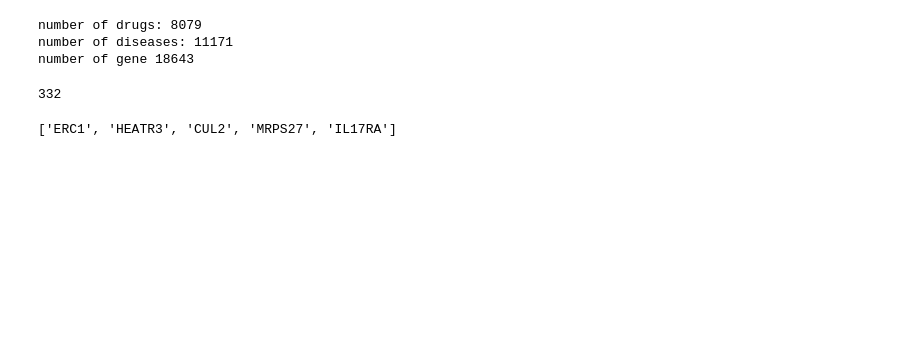
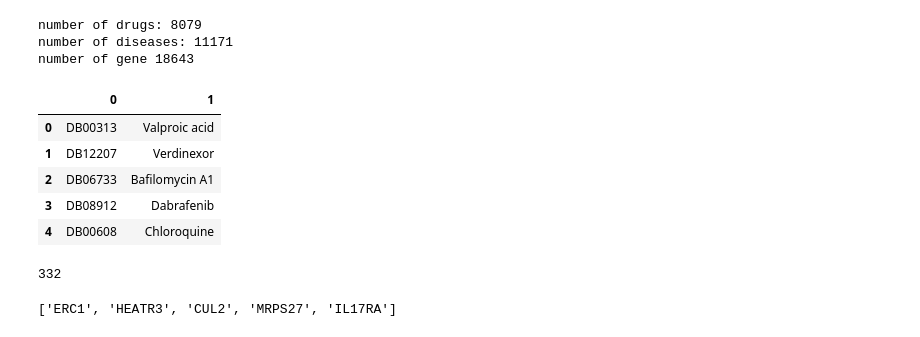
Before and after one commit to lhx3762/COVID19-Drug-Repurposing, a Jupyter notebook: data-preprocessing/graph_construction.ipynb, the cells around one changed output. Saved outputs shown, nothing was run; the diff lists cells and outputs as text; code cells hidden in the pictures; blank space fills up the shorter version.

Commit message:
Add covid-19 potential drugs from Gordon et. al

```diff
--- a/data-preprocessing/graph_construction.ipynb
+++ b/data-preprocessing/graph_construction.ipynb
@@ -39,8 +38,17 @@ number of drugs: 8079
 number of diseases: 11171
 number of gene 18643
 # %%
-# covid-associated genes
+# covid-associated genes and drugs
 covid_genes = pd.read_csv('../data/clean/covid-genes.nodes', header=None)
+covid_drugs = pd.read_csv('../data/clean/covid-drugs', header=None)
+covid_drugs.head()
+# %% [output]
+|  | 0 | 1 |
+| 0 | DB00313 | Valproic acid |
+| 1 | DB12207 | Verdinexor |
+| 2 | DB06733 | Bafilomycin A1 |
+| 3 | DB08912 | Dabrafenib |
+| 4 | DB00608 | Chloroquine |
 # %%
 covid_genes = list(set(covid_genes[0].tolist()))
 len(covid_genes)
```
Also changed, not shown: parts of 9 cells of this notebook, 2 other files.
